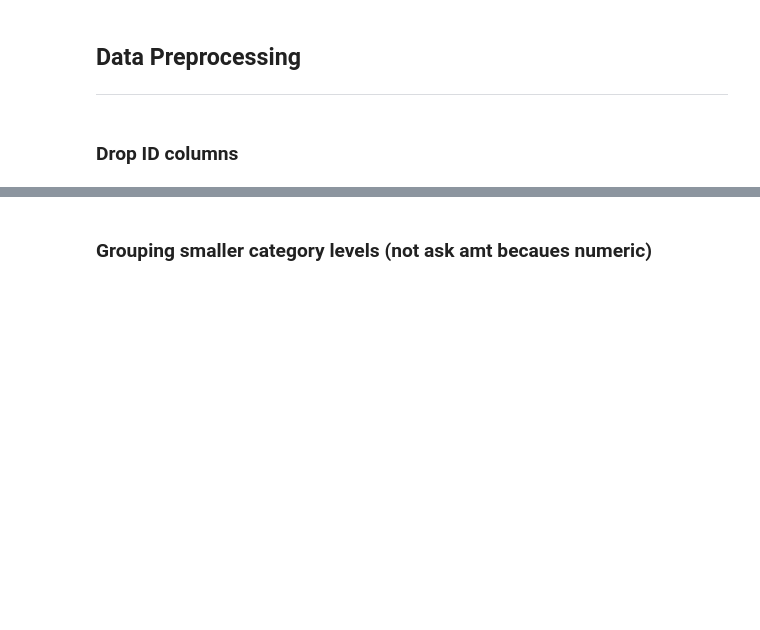
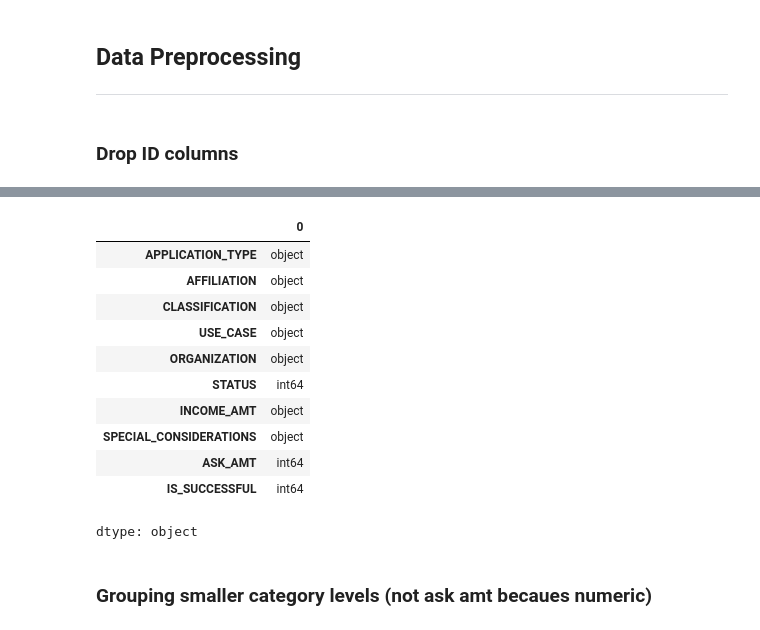
Before and after one commit to brianna-mitri/deep-learning-challenge, a Jupyter notebook: charity_nn_modeling.ipynb, the cells around one changed output, grey strips where cells are left out. Saved outputs shown, nothing was run; the diff lists cells and outputs as text; code cells hidden in the pictures; blank space fills up the shorter version.

```diff
--- a/charity_nn_modeling.ipynb
+++ b/charity_nn_modeling.ipynb
@@ -35,6 +37,22 @@ charity_df.head()
 | 2 | T5 | CompanySponsored | C3000 | ProductDev | Association | 1 | 0 | ... |
 | 3 | T3 | CompanySponsored | C2000 | Preservation | Trust | 1 | 10000-24999 | ... |
 | 4 | T3 | Independent | C1000 | Heathcare | Trust | 1 | 100000-499999 | ... |
+# %%
+# check dtypes
+charity_df.dtypes
+# %% [output]
+|  | 0 |
+| APPLICATION_TYPE | object |
+| AFFILIATION | object |
+| CLASSIFICATION | object |
+| USE_CASE | object |
+| ORGANIZATION | object |
+| STATUS | int64 |
+| INCOME_AMT | object |
+| SPECIAL_CONSIDERATIONS | object |
+| ASK_AMT | int64 |
+| IS_SUCCESSFUL | int64 |
+dtype: object
 # %% [markdown]
 ### Grouping smaller category levels (not ask amt becaues numeric)
 # %%
```
Also changed, not shown: parts of 13 cells of this notebook.
